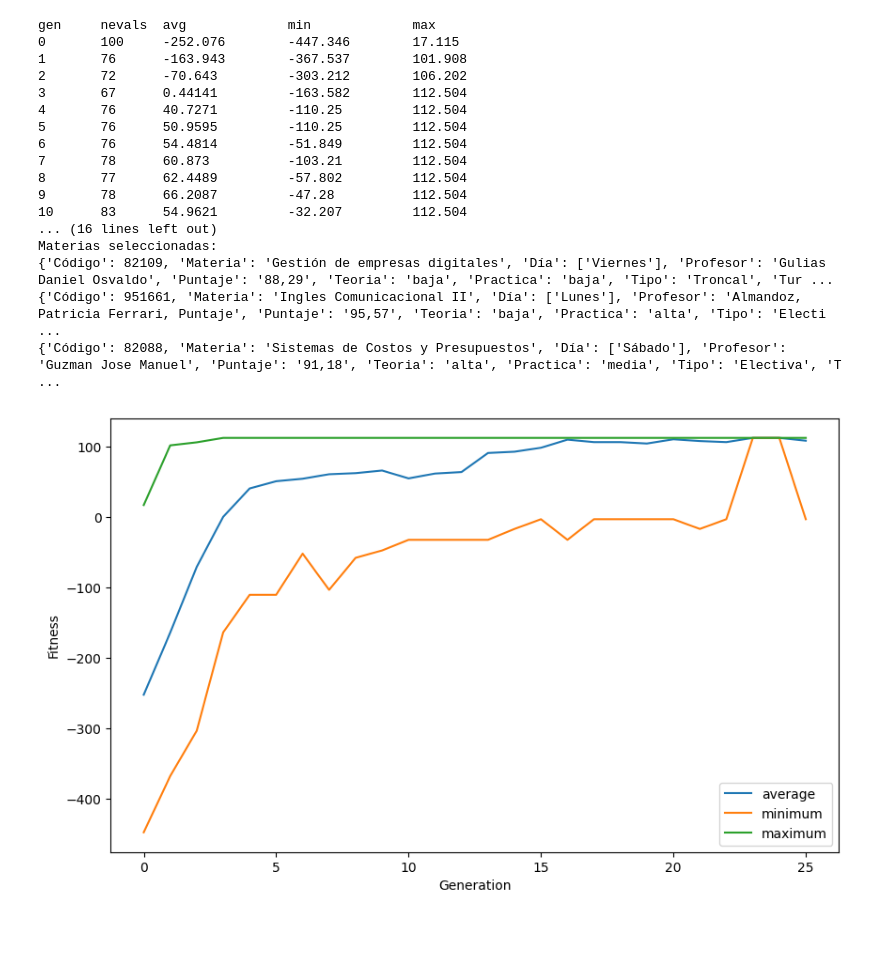
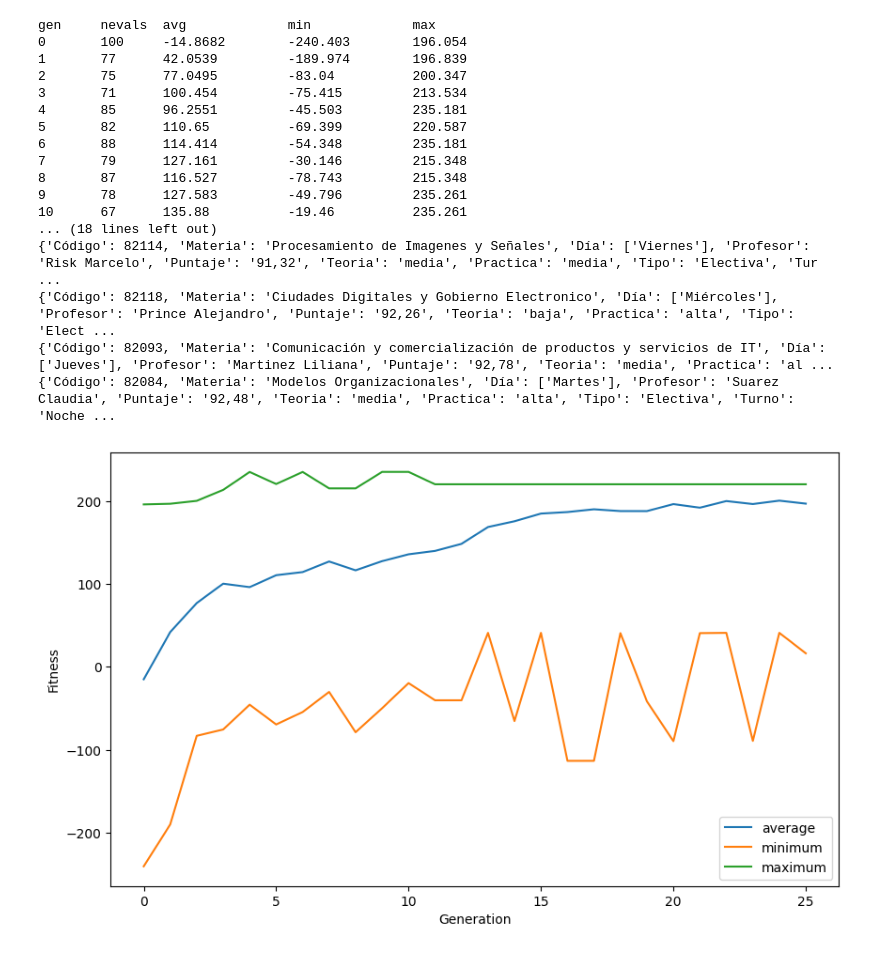
Before and after one commit to peyk0v/IA---Genetic-Algorithm, a Jupyter notebook: src/jupiter-code.ipynb, the cells around one changed output. Cells and saved outputs as stored; diff of their text form; code cells hidden in the pictures.

```diff
--- a/src/jupiter-code.ipynb
+++ b/src/jupiter-code.ipynb
@@ -20,9 +20,9 @@ def setup_deap():
 setup_deap()
 
 # Elecciones del Alumno
-dias_libres = ["Lunes", "Viernes", "Sábado"]
+dias_libres = ["Lunes", "Martes", "Miércoles", "Jueves", "Viernes"]
 preferencia_carga = "Practica"
-cantidad_materias = 3
+cantidad_materias = 5
 
 # Crea la caja de herramientas
 toolbox = base.Toolbox()
@@ -57,10 +57,11 @@ def evaluar(individual):
                 else:
                     # Si no, añade la materia al conjunto de ese día
                     days[dia].add(code)
+                    score += 30
 
             # Verifica si el día de la materia está en los días libres del estudiante
-            if any(dia in dias_libres for dia in materia["Día"].values[0]):
-                score += 30
+            # if any(dia in dias_libres for dia in materia["Día"].values[0]):
+
 
             # Aumenta el puntaje según la preferencia de carga del estudiante
             if preferencia_carga == "Practica":
@@ -222,47 +223,47 @@ def main():
 
     return pop, log, hof
 
 
 if __name__ == "__main__":
     pop, log, hof = main()
     best_ind = hof[0]
     print("Best individual is %s, %s" % (best_ind, best_ind.fitness.values))
     materias = get_materias(best_ind)
     print("Materias seleccionadas:")
     for materia in materias:
         print(materia)
 
     gen = log.select("gen")
     avg = log.select("avg")
     min_ = log.select("min")
     max_ = log.select("max")
 
     plt.figure(figsize=(10, 6))
     plt.plot(gen, avg, label="average")
     plt.plot(gen, min_, label="minimum")
     plt.plot(gen, max_, label="maximum")
     plt.xlabel("Generation")
     plt.ylabel("Fitness")
     plt.legend(loc="lower right")
 
 
     plt.show()
 # %% [output]
 gen     nevals  avg             min             max
-0       100     -252.076        -447.346        17.115
-1       76      -163.943        -367.537        101.908
-2       72      -70.643         -303.212        106.202
-3       67      0.44141         -163.582        112.504
-4       76      40.7271         -110.25         112.504
-5       76      50.9595         -110.25         112.504
-6       76      54.4814         -51.849         112.504
-7       78      60.873          -103.21         112.504
-8       77      62.4489         -57.802         112.504
-9       78      66.2087         -47.28          112.504
-10      83      54.9621         -32.207         112.504
-... (16 lines left out)
-Materias seleccionadas:
-{'Código': 82109, 'Materia': 'Gestión de empresas digitales', 'Día': ['Viernes'], 'Profesor': 'Gulias Daniel Osvaldo', 'Puntaje': '88,29', 'Teoria': 'baja', 'Practica': 'baja', 'Tipo': 'Troncal', 'Tur ...
-{'Código': 951661, 'Materia': 'Ingles Comunicacional II', 'Día': ['Lunes'], 'Profesor': 'Almandoz, Patricia Ferrari, Puntaje', 'Puntaje': '95,57', 'Teoria': 'baja', 'Practica': 'alta', 'Tipo': 'Electi ...
-{'Código': 82088, 'Materia': 'Sistemas de Costos y Presupuestos', 'Día': ['Sábado'], 'Profesor': 'Guzman Jose Manuel', 'Puntaje': '91,18', 'Teoria': 'alta', 'Practica': 'media', 'Tipo': 'Electiva', 'T ...
+0       100     -14.8682        -240.403        196.054
+1       77      42.0539         -189.974        196.839
+2       75      77.0495         -83.04          200.347
+3       71      100.454         -75.415         213.534
+4       85      96.2551         -45.503         235.181
+5       82      110.65          -69.399         220.587
+6       88      114.414         -54.348         235.181
+7       79      127.161         -30.146         215.348
+8       87      116.527         -78.743         215.348
+9       78      127.583         -49.796         235.261
+10      67      135.88          -19.46          235.261
+... (18 lines left out)
+{'Código': 82114, 'Materia': 'Procesamiento de Imagenes y Señales', 'Día': ['Viernes'], 'Profesor': 'Risk Marcelo', 'Puntaje': '91,32', 'Teoria': 'media', 'Practica': 'media', 'Tipo': 'Electiva', 'Tur ...
+{'Código': 82118, 'Materia': 'Ciudades Digitales y Gobierno Electronico', 'Día': ['Miércoles'], 'Profesor': 'Prince Alejandro', 'Puntaje': '92,26', 'Teoria': 'baja', 'Practica': 'alta', 'Tipo': 'Elect ...
+{'Código': 82093, 'Materia': 'Comunicación y comercialización de productos y servicios de IT', 'Día': ['Jueves'], 'Profesor': 'Martinez Liliana', 'Puntaje': '92,78', 'Teoria': 'media', 'Practica': 'al ...
+{'Código': 82084, 'Materia': 'Modelos Organizacionales', 'Día': ['Martes'], 'Profesor': 'Suarez Claudia', 'Puntaje': '92,48', 'Teoria': 'media', 'Practica': 'alta', 'Tipo': 'Electiva', 'Turno': 'Noche ...
-[figure, old version]
+[figure, new version]
```
